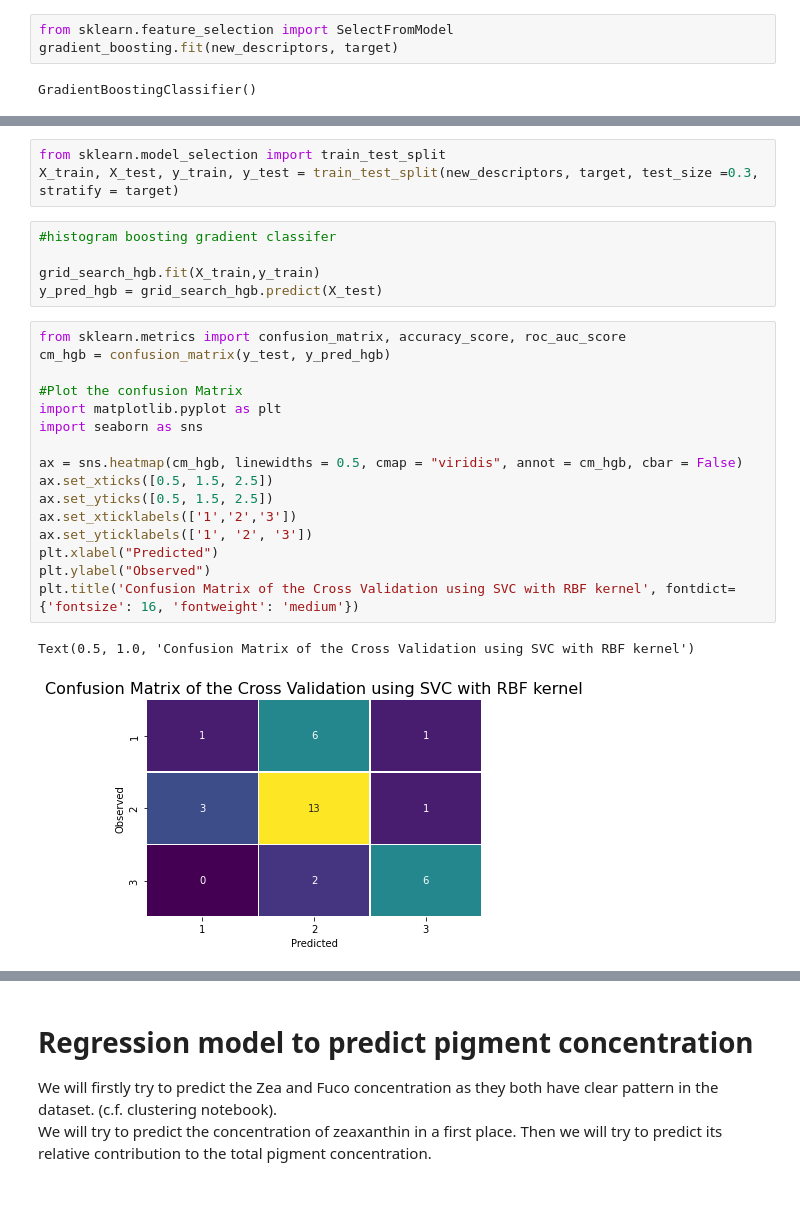
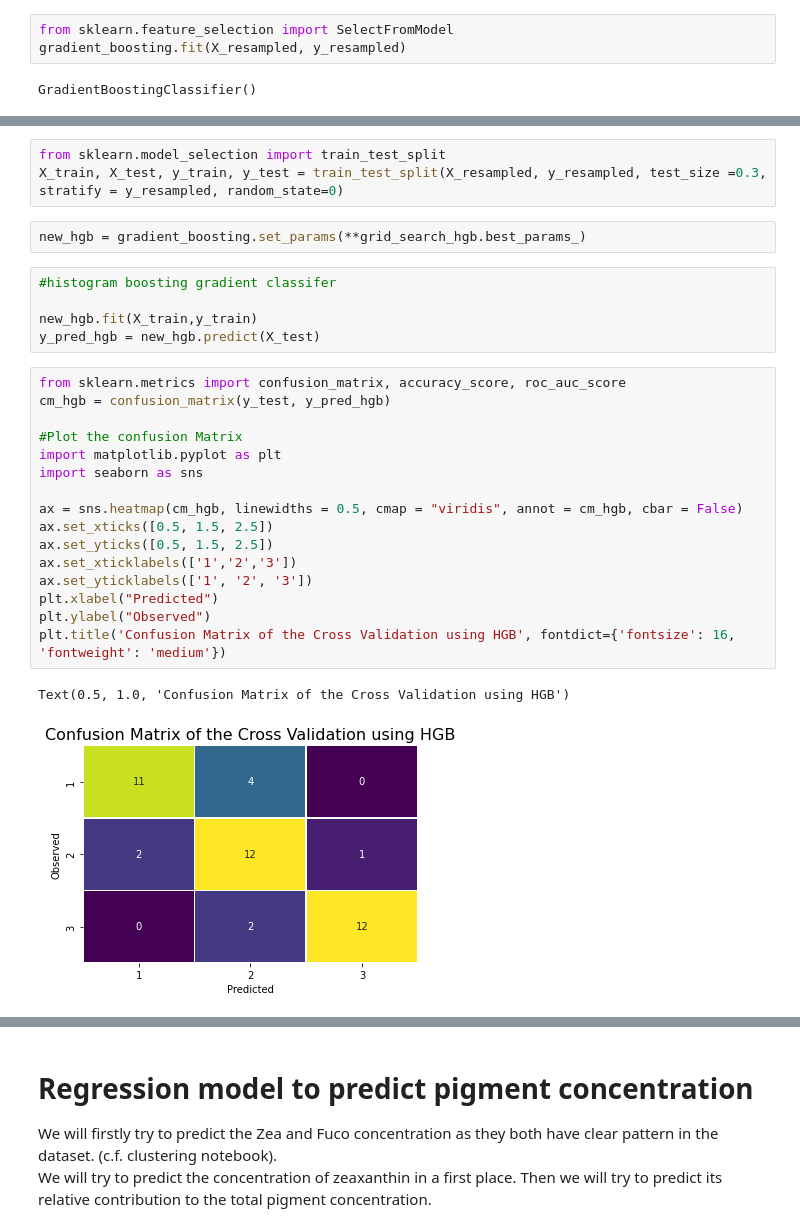
Before and after one commit to Flavi1P/Multispectral-Fluorescence, a Jupyter notebook: Boussole/Scripts/svc_bouss.ipynb, the cells around one changed output, grey strips where cells are left out. Saved outputs shown, nothing was run; the diff lists cells and outputs as text; blank space fills up the shorter version.

```diff
--- a/Boussole/Scripts/svc_bouss.ipynb
+++ b/Boussole/Scripts/svc_bouss.ipynb
@@ -82,6 +114,6 @@ Best Parameter of HGB: {'learning_rate': 0.1, 'max_depth': 25}
 # %%
 from sklearn.feature_selection import SelectFromModel
-gradient_boosting.fit(new_descriptors, target)
+gradient_boosting.fit(X_resampled, y_resampled)
 # %% [output]
 GradientBoostingClassifier()
 # %%
@@ -102,30 +134,32 @@ fig.tight_layout()
 # %%
 from sklearn.model_selection import train_test_split
-X_train, X_test, y_train, y_test = train_test_split(new_descriptors, target, test_size =0.3, stratify = target)
+X_train, X_test, y_train, y_test = train_test_split(X_resampled, y_resampled, test_size =0.3, stratify = y_resampled, random_state=0)
+# %%
+new_hgb = gradient_boosting.set_params(**grid_search_hgb.best_params_)
 # %%
 #histogram boosting gradient classifer
 
-grid_search_hgb.fit(X_train,y_train)
-y_pred_hgb = grid_search_hgb.predict(X_test)
+new_hgb.fit(X_train,y_train)
+y_pred_hgb = new_hgb.predict(X_test)
 # %%
 from sklearn.metrics import confusion_matrix, accuracy_score, roc_auc_score
 cm_hgb = confusion_matrix(y_test, y_pred_hgb)
 
 #Plot the confusion Matrix
 import matplotlib.pyplot as plt
 import seaborn as sns
 
 ax = sns.heatmap(cm_hgb, linewidths = 0.5, cmap = "viridis", annot = cm_hgb, cbar = False)
 ax.set_xticks([0.5, 1.5, 2.5])
 ax.set_yticks([0.5, 1.5, 2.5])
 ax.set_xticklabels(['1','2','3'])
 ax.set_yticklabels(['1', '2', '3'])
 plt.xlabel("Predicted")
 plt.ylabel("Observed")
-plt.title('Confusion Matrix of the Cross Validation using SVC with RBF kernel', fontdict={'fontsize': 16, 'fontweight': 'medium'})
+plt.title('Confusion Matrix of the Cross Validation using HGB', fontdict={'fontsize': 16, 'fontweight': 'medium'})
 # %% [output]
-Text(0.5, 1.0, 'Confusion Matrix of the Cross Validation using SVC with RBF kernel')
+Text(0.5, 1.0, 'Confusion Matrix of the Cross Validation using HGB')
-[figure, old version]
+[figure, new version]
 # %%
 from sklearn.metrics import precision_score
 from sklearn.metrics import recall_score
```
Also changed, not shown: parts of 10 cells of this notebook, 6 other files.
